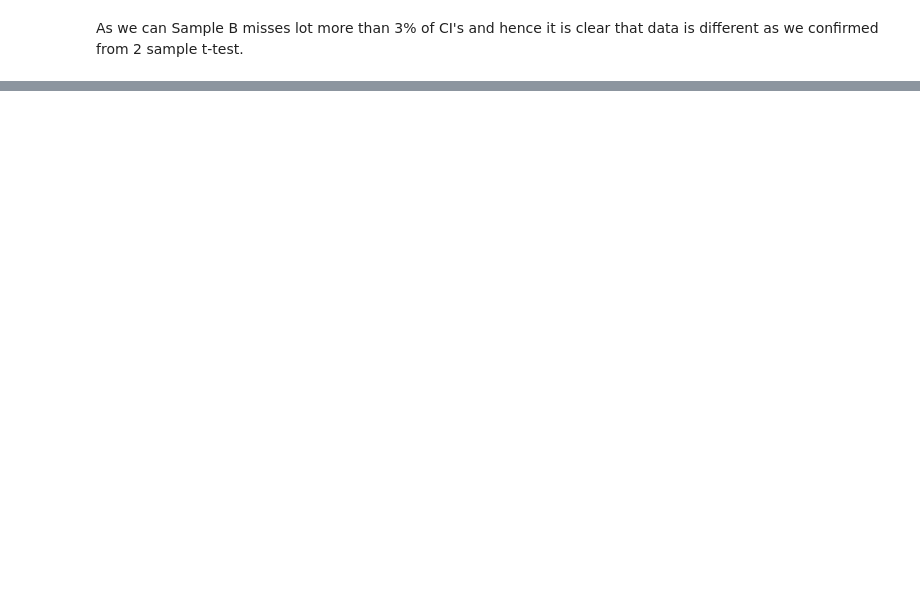
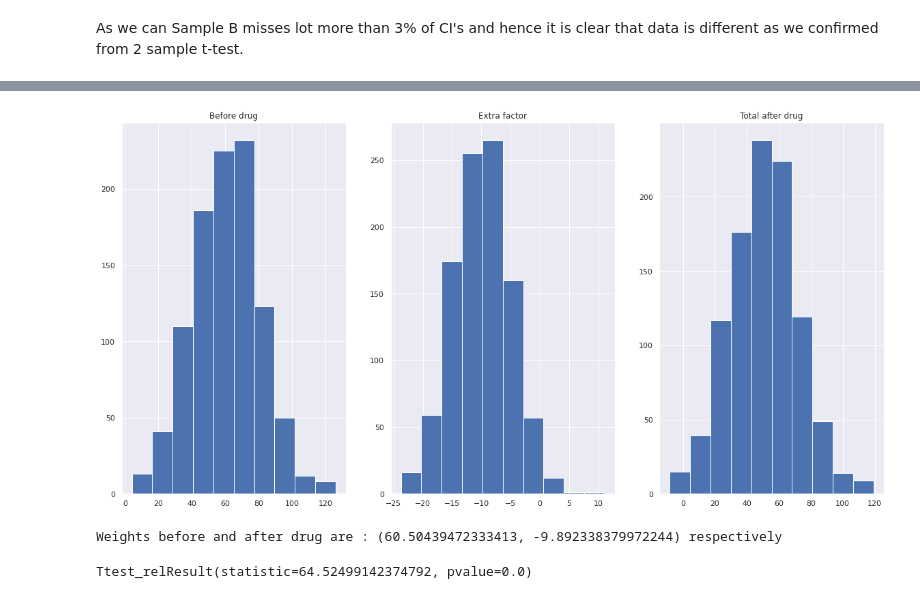
Before and after one commit to bhavinmoriya/Miscellaneous, a Jupyter notebook: hypothesis-testing.ipynb, the cells around one changed output, grey strips where cells are left out. Saved outputs shown, nothing was run; the diff lists cells and outputs as text; code cells hidden in the pictures; blank space fills up the shorter version.

```diff
--- a/hypothesis-testing.ipynb
+++ b/hypothesis-testing.ipynb
@@ -218,0 +223,22 @@ As we can Sample B misses lot more than 3% of CI's and hence it is clear that da
+# %%
+before = norm.rvs(loc=60, scale=20, size=1000)
+extra = norm.rvs(loc=-10, scale=5, size=1000)
+after = before + extra
+fig, ax = plt.subplots(1,3, figsize=(20,10))
+ax[0].hist(before)
+ax[0].set_title('Before drug')
+ax[1].hist(extra)
+ax[1].set_title('Extra factor')
+ax[2].hist(after)
+ax[2].set_title('Total after drug');
+# %% [output]
+[figure, added]
+# %%
+print(f'Weights before and after drug are : {before.mean(), extra.mean()} respectively')
+# %% [output]
+Weights before and after drug are : (60.50439472333413, -9.892338379972244) respectively
+# %%
+ttest_rel(a=before,
+         b=after)
+# %% [output]
+Ttest_relResult(statistic=64.52499142374792, pvalue=0.0)
```
Also changed, not shown: parts of 17 cells of this notebook.
